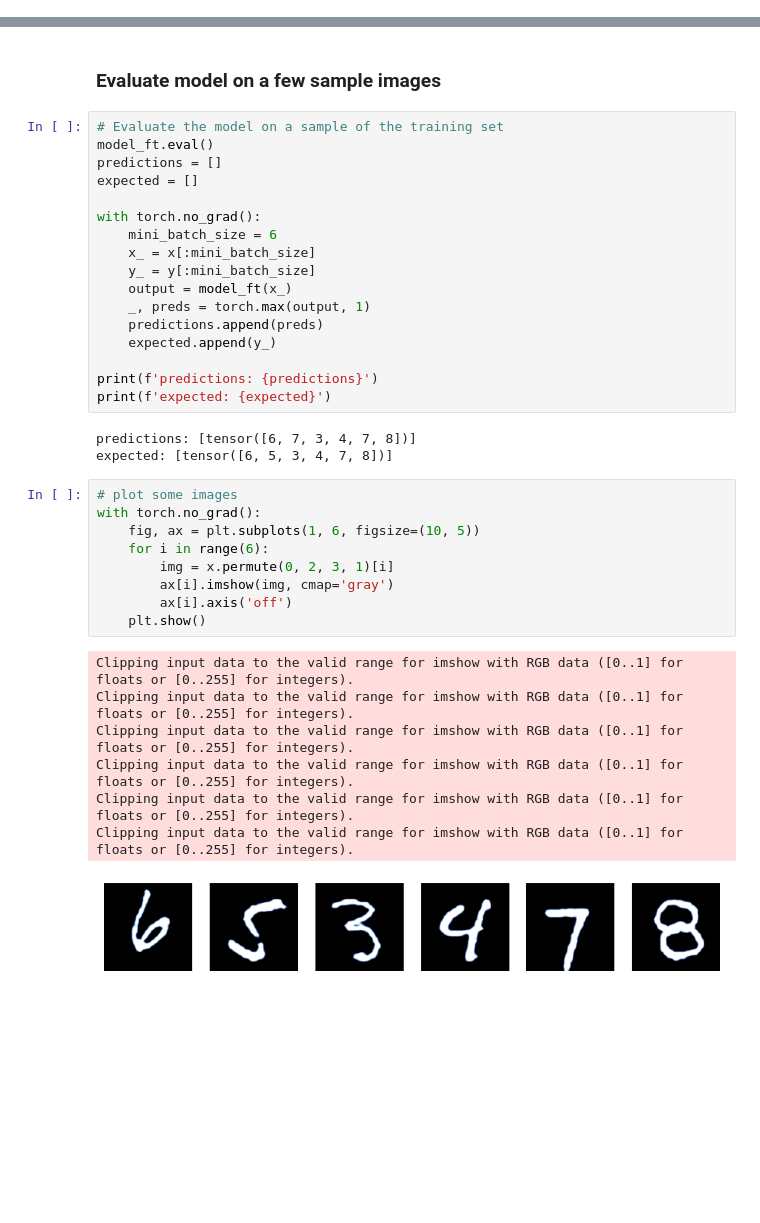
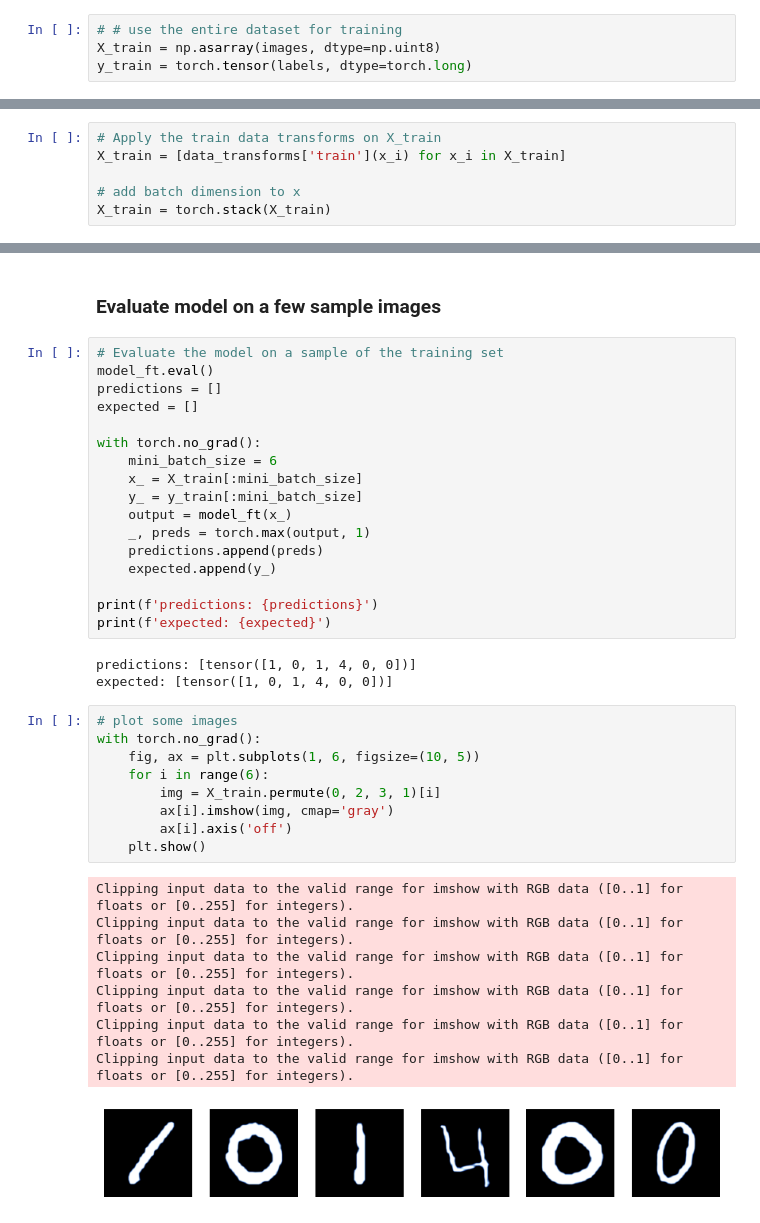
Before and after one commit to osamja/ai-experiments, a Jupyter notebook: mnist-feature-extractor.ipynb, the cells around one changed output, grey strips where cells are left out. Saved outputs shown, nothing was run; the diff lists cells and outputs as text; blank space fills up the shorter version.

```diff
--- a/mnist-feature-extractor.ipynb
+++ b/mnist-feature-extractor.ipynb
@@ -171,3 +179,7 @@ y_val.shape: (8400,)
+# %%
+# # use the entire dataset for training
+X_train = np.asarray(images, dtype=np.uint8)
+y_train = torch.tensor(labels, dtype=torch.long)
 # %%
 # Detect if we have a GPU available
 device = torch.device("cuda:0" if torch.cuda.is_available() else "cpu")
@@ -348 +336,7 @@ torch.Size([5000, 3, 224, 224])
+# %%
+# Apply the train data transforms on X_train
+X_train = [data_transforms['train'](x_i) for x_i in X_train]
+
+# add batch dimension to x
+X_train = torch.stack(X_train)
 # %%
@@ -385,8 +386,8 @@ expected = []
 
 with torch.no_grad():
     mini_batch_size = 6
-    x_ = x[:mini_batch_size]
-    y_ = y[:mini_batch_size]
+    x_ = X_train[:mini_batch_size]
+    y_ = y_train[:mini_batch_size]
     output = model_ft(x_)
     _, preds = torch.max(output, 1)
     predictions.append(preds)
@@ -395,22 +396,22 @@ with torch.no_grad():
 print(f'predictions: {predictions}')
 print(f'expected: {expected}')
 # %% [output]
-predictions: [tensor([6, 7, 3, 4, 7, 8])]
-expected: [tensor([6, 5, 3, 4, 7, 8])]
+predictions: [tensor([1, 0, 1, 4, 0, 0])]
+expected: [tensor([1, 0, 1, 4, 0, 0])]
 # %%
 # plot some images
 with torch.no_grad():
     fig, ax = plt.subplots(1, 6, figsize=(10, 5))
     for i in range(6):
-        img = x.permute(0, 2, 3, 1)[i]
+        img = X_train.permute(0, 2, 3, 1)[i]
         ax[i].imshow(img, cmap='gray')
         ax[i].axis('off')
     plt.show()
 # %% [output]
 Clipping input data to the valid range for imshow with RGB data ([0..1] for floats or [0..255] for integers).
 Clipping input data to the valid range for imshow with RGB data ([0..1] for floats or [0..255] for integers).
 Clipping input data to the valid range for imshow with RGB data ([0..1] for floats or [0..255] for integers).
 Clipping input data to the valid range for imshow with RGB data ([0..1] for floats or [0..255] for integers).
 Clipping input data to the valid range for imshow with RGB data ([0..1] for floats or [0..255] for integers).
 Clipping input data to the valid range for imshow with RGB data ([0..1] for floats or [0..255] for integers).
-[figure, old version]
+[figure, new version]
```
Also changed, not shown: parts of 25 cells of this notebook, 4 other files.
